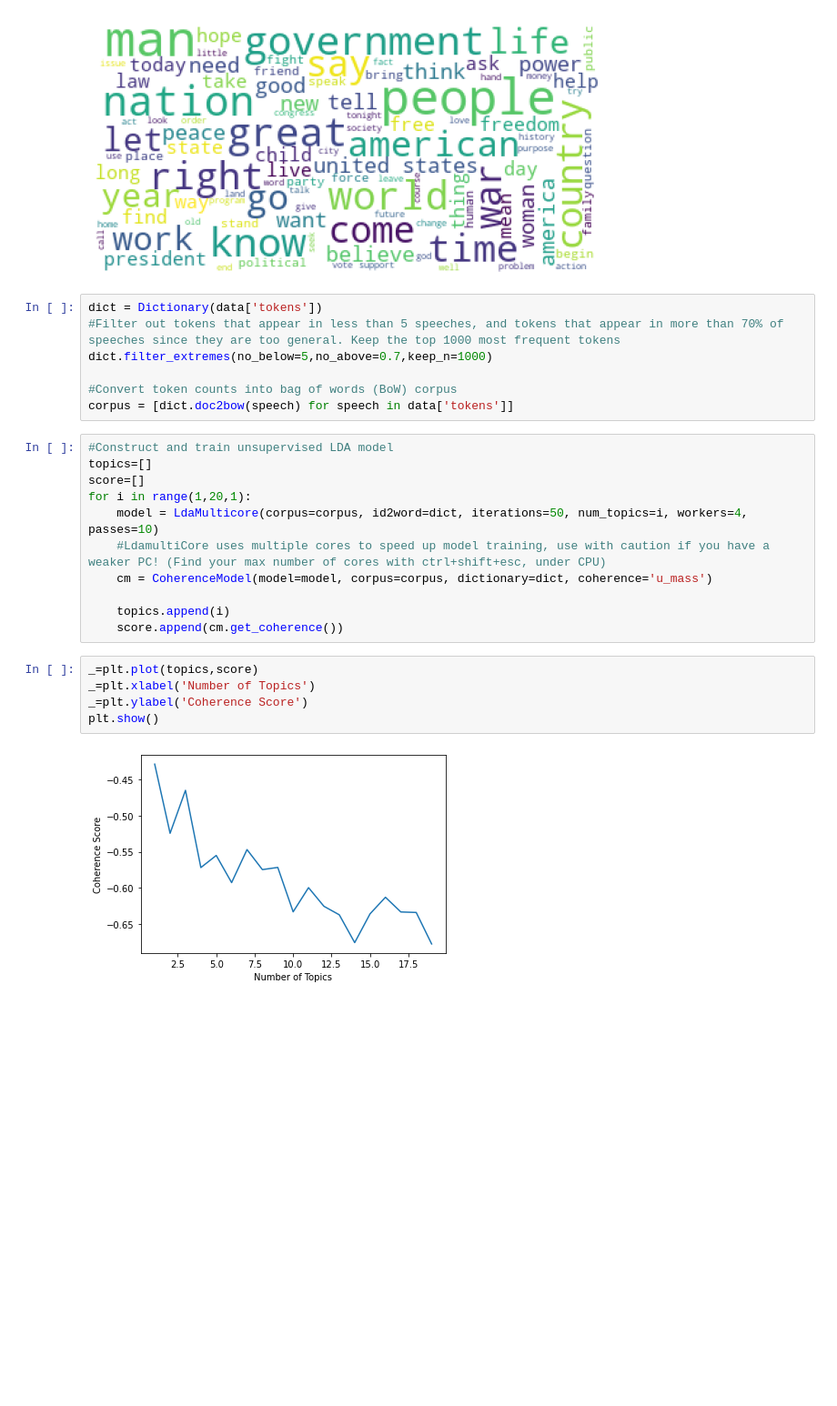
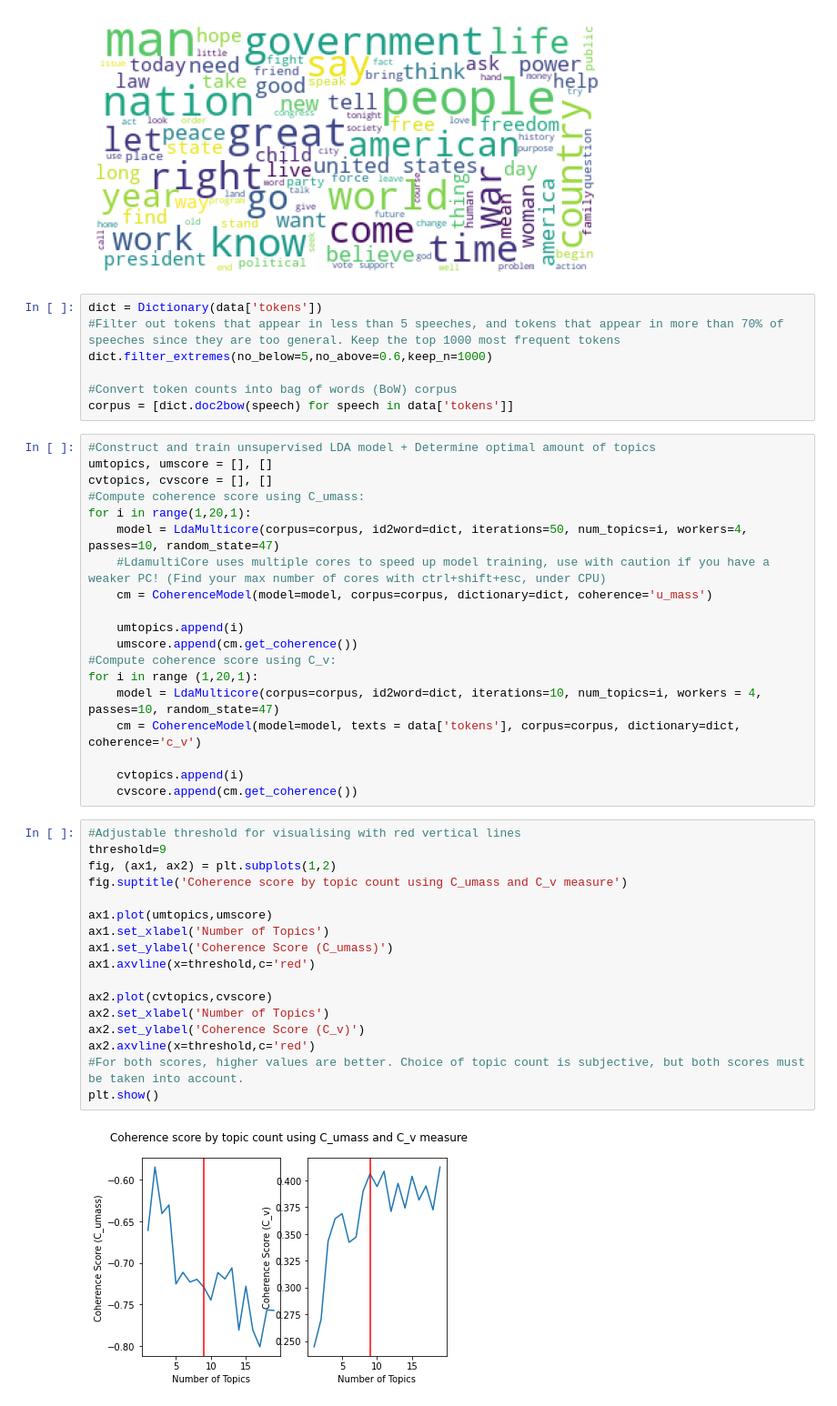
Before and after one commit to QuArtzX20/MDA_Speeches, a Jupyter notebook: Topic_Analysis_with_SpaCy.ipynb, the cells around one changed output. Shown: that part at 91% size. Saved outputs shown, nothing was run; the diff lists cells and outputs as text; blank space fills up the shorter version.

Commit message:
Coherence score + topic count

```diff
--- a/Topic_Analysis_with_SpaCy.ipynb
+++ b/Topic_Analysis_with_SpaCy.ipynb
@@ -72,25 +72,45 @@ plt.axis('off');
 # %%
 dict = Dictionary(data['tokens'])
 #Filter out tokens that appear in less than 5 speeches, and tokens that appear in more than 70% of speeches since they are too general. Keep the top 1000 most frequent tokens
-dict.filter_extremes(no_below=5,no_above=0.7,keep_n=1000)
+dict.filter_extremes(no_below=5,no_above=0.6,keep_n=1000)
 
 #Convert token counts into bag of words (BoW) corpus
 corpus = [dict.doc2bow(speech) for speech in data['tokens']]
 # %%
-#Construct and train unsupervised LDA model
-topics=[]
-score=[]
+#Construct and train unsupervised LDA model + Determine optimal amount of topics
+umtopics, umscore = [], []
+cvtopics, cvscore = [], []
+#Compute coherence score using C_umass:
 for i in range(1,20,1):
-    model = LdaMulticore(corpus=corpus, id2word=dict, iterations=50, num_topics=i, workers=4, passes=10)
+    model = LdaMulticore(corpus=corpus, id2word=dict, iterations=50, num_topics=i, workers=4, passes=10, random_state=47)
     #LdamultiCore uses multiple cores to speed up model training, use with caution if you have a weaker PC! (Find your max number of cores with ctrl+shift+esc, under CPU)
     cm = CoherenceModel(model=model, corpus=corpus, dictionary=dict, coherence='u_mass')
 
-    topics.append(i)
-    score.append(cm.get_coherence())
+    umtopics.append(i)
+    umscore.append(cm.get_coherence())
+#Compute coherence score using C_v:
+for i in range (1,20,1):
+    model = LdaMulticore(corpus=corpus, id2word=dict, iterations=10, num_topics=i, workers = 4, passes=10, random_state=47)
+    cm = CoherenceModel(model=model, texts = data['tokens'], corpus=corpus, dictionary=dict, coherence='c_v')
+
+    cvtopics.append(i)
+    cvscore.append(cm.get_coherence())
-# %%
-_=plt.plot(topics,score)
-_=plt.xlabel('Number of Topics')
-_=plt.ylabel('Coherence Score')
-plt.show()
-# %% [output]
-[figure, removed]
+# %%
+#Adjustable threshold for visualising with red vertical lines
+threshold=9
+fig, (ax1, ax2) = plt.subplots(1,2)
+fig.suptitle('Coherence score by topic count using C_umass and C_v measure')
+
+ax1.plot(umtopics,umscore)
+ax1.set_xlabel('Number of Topics')
+ax1.set_ylabel('Coherence Score (C_umass)')
+ax1.axvline(x=threshold,c='red')
+
+ax2.plot(cvtopics,cvscore)
+ax2.set_xlabel('Number of Topics')
+ax2.set_ylabel('Coherence Score (C_v)')
+ax2.axvline(x=threshold,c='red')
+#For both scores, higher values are better. Choice of topic count is subjective, but both scores must be taken into account.
+plt.show()
+# %% [output]
+[figure, added]
```
Also changed, not shown: parts of 2 cells of this notebook.
